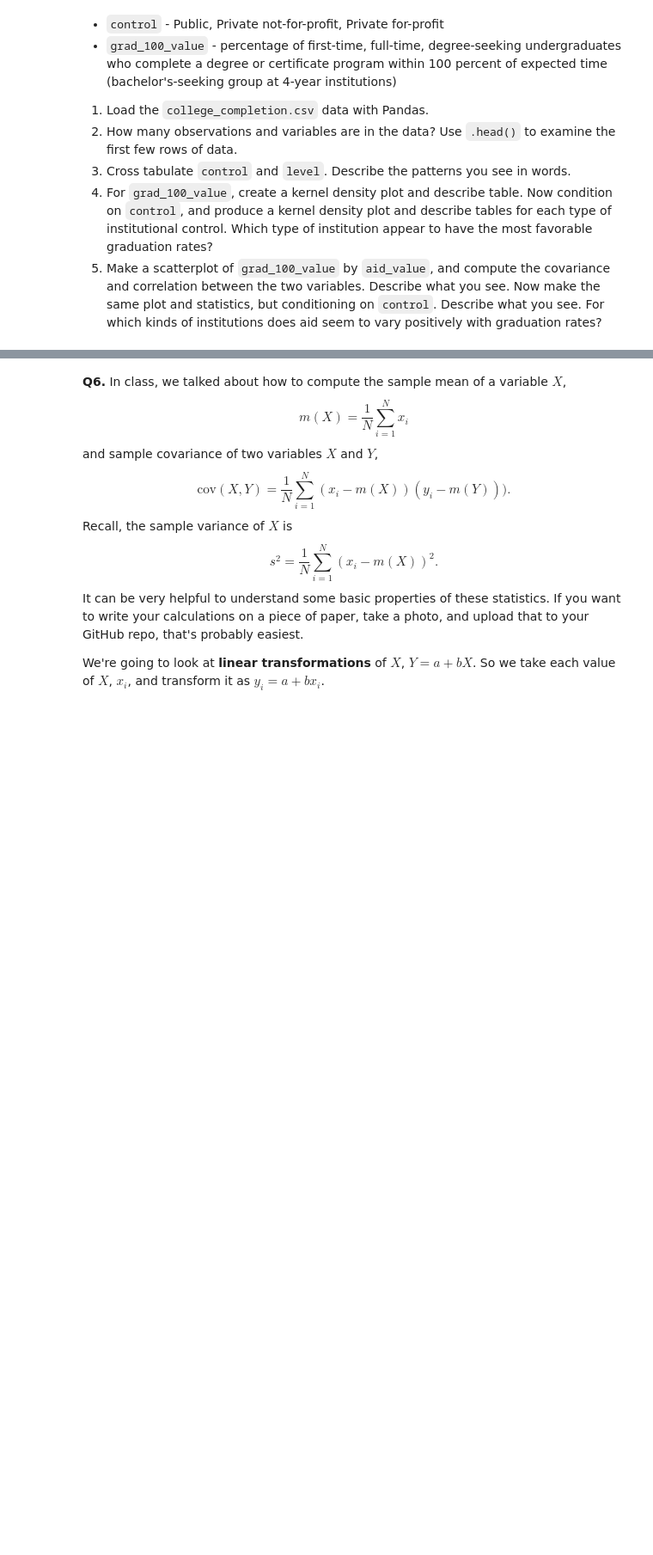
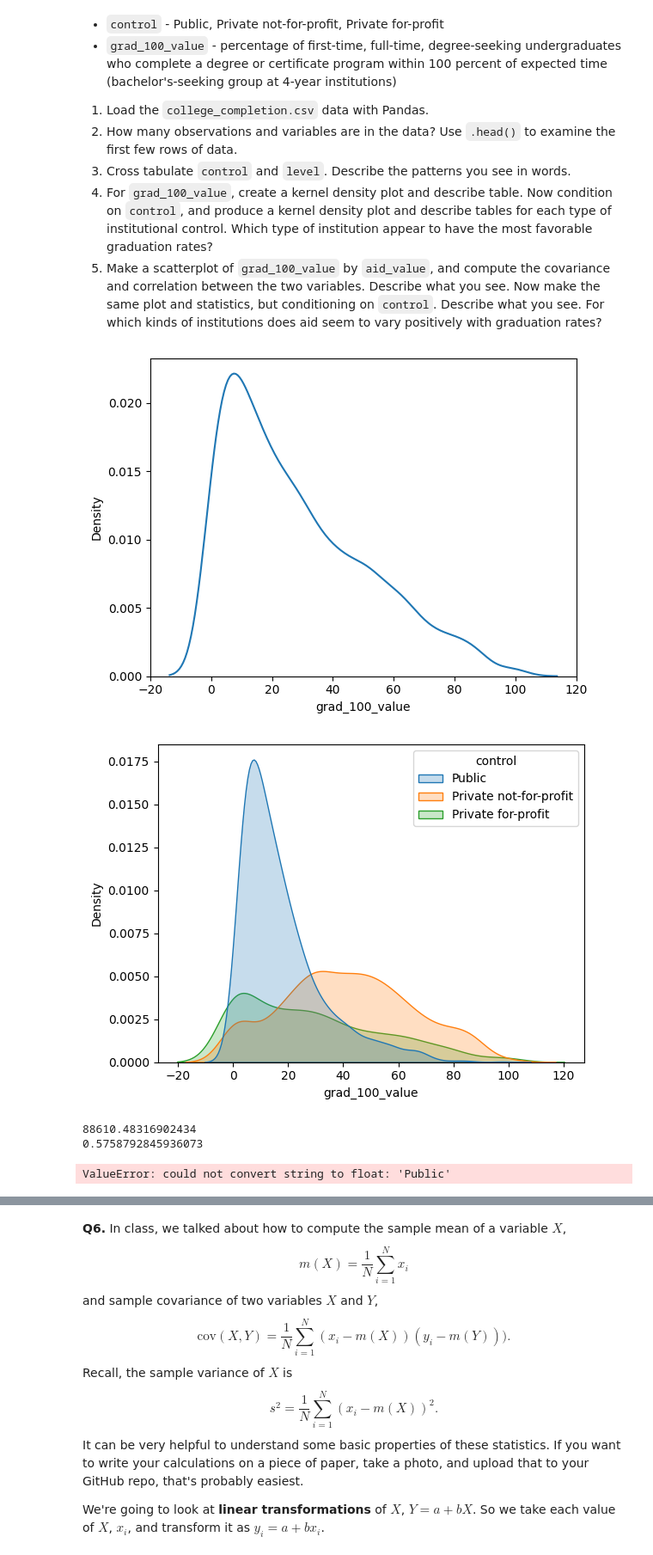
Before and after one commit to hershiaytoda/undergrad_ml_assignments, a Jupyter notebook: 01_assignment_wrangling_and_eda.ipynb, the cells around one changed output, grey strips where cells are left out. Shown at 86% size. Cells and saved outputs as stored; diff of their text form; code cells hidden in the pictures; blank space fills up the shorter version.

```diff
--- a/01_assignment_wrangling_and_eda.ipynb
+++ b/01_assignment_wrangling_and_eda.ipynb
@@ -272,3 +272,46 @@ We'll use the `college_completion.csv` dataset from the US Department of Educati
 3. Cross tabulate `control` and `level`. Describe the patterns you see in words.
 4. For `grad_100_value`, create a kernel density plot and describe table. Now condition on `control`, and produce a kernel density plot and describe tables for each type of institutional control. Which type of institution appear to have the most favorable graduation rates?
 5. Make a scatterplot of `grad_100_value` by `aid_value`, and compute the covariance and correlation between the two variables. Describe what you see. Now make the same plot and statistics, but conditioning on `control`. Describe what you see. For which kinds of institutions does aid seem to vary positively with graduation rates?
+# %%
+df = pd.read_csv("/content/data/college_completion.csv")
+df.head()
+pd.crosstab(df["control"], df['level'])
+sns.kdeplot(df["grad_100_value"])
+plt.show()
+df["grad_100_value"].describe()
+control_table = sns.kdeplot(
+    data=df,
+    x="grad_100_value",
+    hue="control",
+    fill=True
+)
+plt.show()
+
+desc_by_control = (
+    df
+    .groupby("control", observed=True)["grad_100_value"]
+    .describe()
+)
+df.plot.scatter(x="grad_100_value", y="aid_value")
+
+
+cov_xy = df['grad_100_value'].cov(df['aid_value'])
+corr_xy = df['grad_100_value'].corr(df['aid_value'])
+print(cov_xy)
+print(corr_xy)
+
+
+df.plot.scatter(x="grad_100_value", y="control")
+
+
+
+cov_xy = df['grad_100_value'].cov(df['control'])
+corr_xy = df['grad_100_value'].corr(df['control'])
+print(cov_xy)
+print(corr_xy)
+# %% [output]
+[figure, added]
+[figure, added]
+88610.48316902434
+0.5758792845936073
+ValueError: could not convert string to float: 'Public'
```
Also changed, not shown: parts of 3 cells of this notebook.
